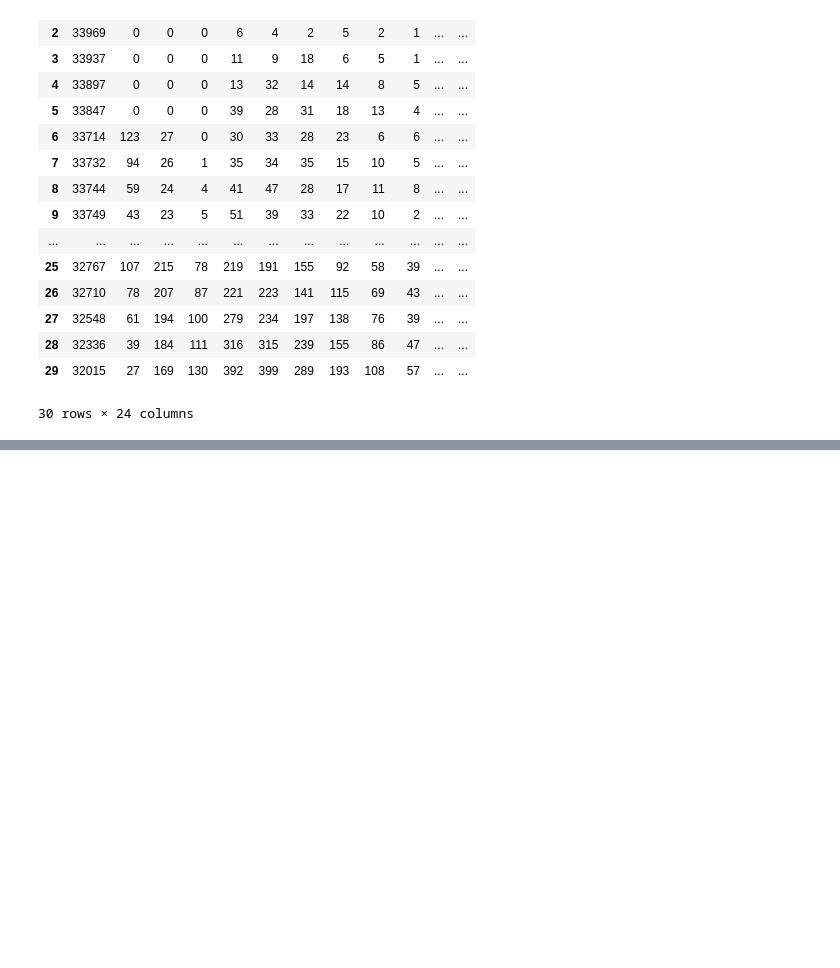
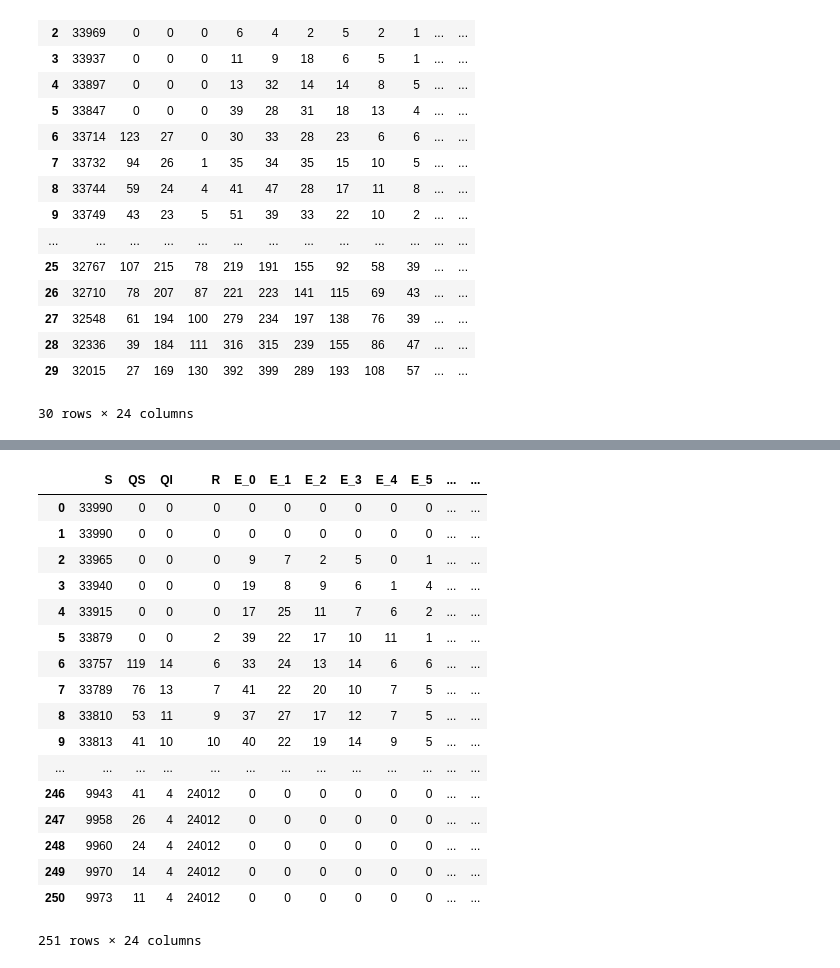
Before and after one commit to peter-i-frazier/group-testing, a Jupyter notebook: notebooks/simulations_v2_exposed_holding_time_conundrum.ipynb, the cells around one changed output, grey strips where cells are left out. Saved outputs shown, nothing was run; the diff lists cells and outputs as text; code cells hidden in the pictures; blank space fills up the shorter version.

```diff
--- a/notebooks/simulations_v2_exposed_holding_time_conundrum.ipynb
+++ b/notebooks/simulations_v2_exposed_holding_time_conundrum.ipynb
@@ -170,0 +195,21 @@ trajectory_df.head(n=30)
+# %%
+dfs_bucket_E_3_geom[0]
+# %% [output]
+|  | S | QS | QI | R | E_0 | E_1 | E_2 | E_3 | E_4 | E_5 | ... | ... |
+| 0 | 33990 | 0 | 0 | 0 | 0 | 0 | 0 | 0 | 0 | 0 | ... | ... |
+| 1 | 33990 | 0 | 0 | 0 | 0 | 0 | 0 | 0 | 0 | 0 | ... | ... |
+| 2 | 33965 | 0 | 0 | 0 | 9 | 7 | 2 | 5 | 0 | 1 | ... | ... |
+| 3 | 33940 | 0 | 0 | 0 | 19 | 8 | 9 | 6 | 1 | 4 | ... | ... |
+| 4 | 33915 | 0 | 0 | 0 | 17 | 25 | 11 | 7 | 6 | 2 | ... | ... |
+| 5 | 33879 | 0 | 0 | 2 | 39 | 22 | 17 | 10 | 11 | 1 | ... | ... |
+| 6 | 33757 | 119 | 14 | 6 | 33 | 24 | 13 | 14 | 6 | 6 | ... | ... |
+| 7 | 33789 | 76 | 13 | 7 | 41 | 22 | 20 | 10 | 7 | 5 | ... | ... |
+| 8 | 33810 | 53 | 11 | 9 | 37 | 27 | 17 | 12 | 7 | 5 | ... | ... |
+| 9 | 33813 | 41 | 10 | 10 | 40 | 22 | 19 | 14 | 9 | 5 | ... | ... |
+| ... | ... | ... | ... | ... | ... | ... | ... | ... | ... | ... | ... | ... |
+| 246 | 9943 | 41 | 4 | 24012 | 0 | 0 | 0 | 0 | 0 | 0 | ... | ... |
+| 247 | 9958 | 26 | 4 | 24012 | 0 | 0 | 0 | 0 | 0 | 0 | ... | ... |
+| 248 | 9960 | 24 | 4 | 24012 | 0 | 0 | 0 | 0 | 0 | 0 | ... | ... |
+| 249 | 9970 | 14 | 4 | 24012 | 0 | 0 | 0 | 0 | 0 | 0 | ... | ... |
+| 250 | 9973 | 11 | 4 | 24012 | 0 | 0 | 0 | 0 | 0 | 0 | ... | ... |
+251 rows × 24 columns
```
Also changed, not shown: parts of 6 cells of this notebook, 2 other files.
